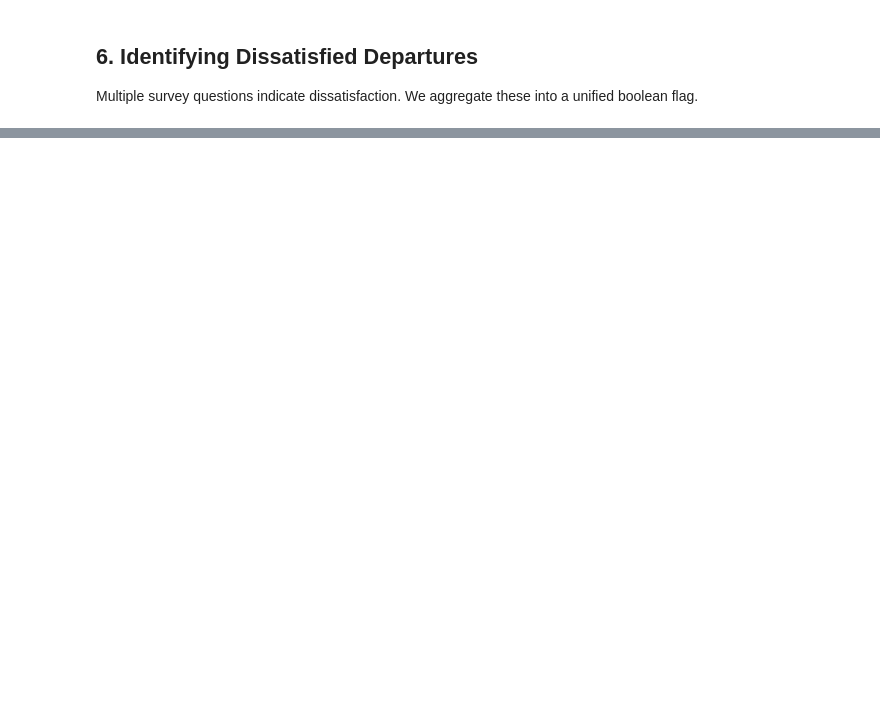
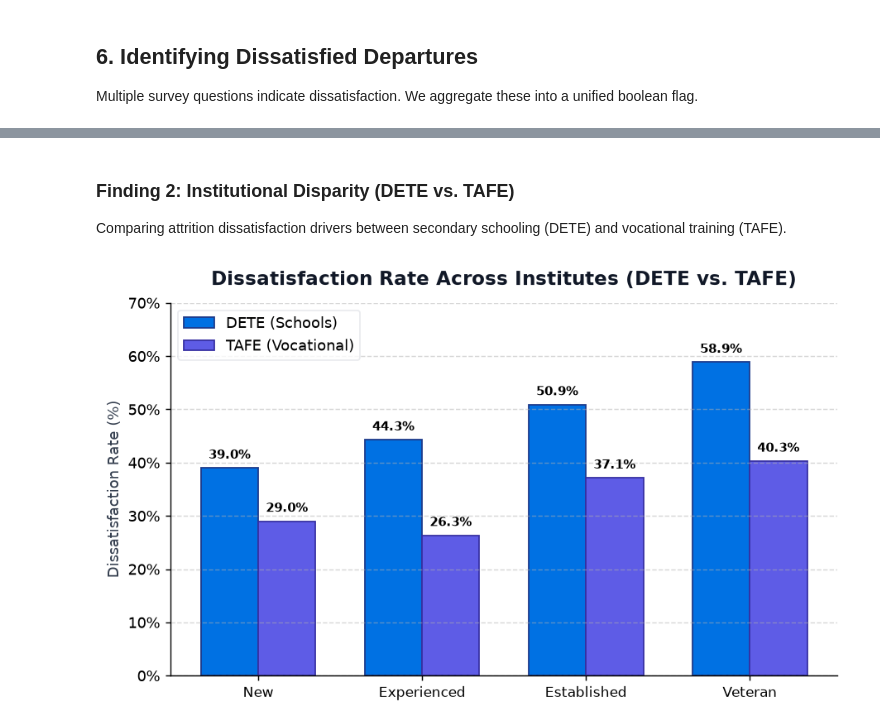
Before and after one commit to haydermuhib/03_employee_exit_surveys, a Jupyter notebook: notebooks/01_exit_survey_cleaning_and_eda.ipynb, the cells around one changed output, grey strips where cells are left out. Cells and saved outputs as stored; diff of their text form; code cells hidden in the pictures; blank space fills up the shorter version.

```diff
--- a/notebooks/01_exit_survey_cleaning_and_eda.ipynb
+++ b/notebooks/01_exit_survey_cleaning_and_eda.ipynb
@@ -199,0 +222,37 @@ plt.show()
+# %% [markdown]
+### Finding 2: Institutional Disparity (DETE vs. TAFE)
+Comparing attrition dissatisfaction drivers between secondary schooling (DETE) and vocational training (TAFE).
+# %%
+# Institutional comparison across career stages
+inst_stage = combined[combined['service_cat'] != 'Unspecified'].groupby(['service_cat', 'institute'])['dissatisfied'].mean().unstack()[['DETE', 'TAFE']].reindex(order) * 100
+
+fig, ax = plt.subplots(figsize=(8, 4.5))
+x = np.arange(len(order))
+w = 0.35
+b_dete = ax.bar(x - w/2, inst_stage['DETE'], w, label='DETE (Schools)', color='#0071E3', edgecolor='#1E3A8A')
+b_tafe = ax.bar(x + w/2, inst_stage['TAFE'], w, label='TAFE (Vocational)', color='#5E5CE6', edgecolor='#3730A3')
+
+for b in b_dete:
+    h = b.get_height()
+    if not np.isnan(h):
+        ax.text(b.get_x() + b.get_width()/2, h + 1.2, f"{h:.1f}%", ha='center', va='bottom', fontsize=8.5, fontweight='600')
+for b in b_tafe:
+    h = b.get_height()
+    if not np.isnan(h):
+        ax.text(b.get_x() + b.get_width()/2, h + 1.2, f"{h:.1f}%", ha='center', va='bottom', fontsize=8.5, fontweight='600')
+
+ax.set_xticks(x)
+ax.set_xticklabels(order, fontsize=9.5)
+ax.set_ylabel("Dissatisfaction Rate (%)", fontsize=10, color='#374151')
+ax.set_title("Dissatisfaction Rate Across Institutes (DETE vs. TAFE)", fontsize=13, pad=12, fontweight='bold', color='#111827')
+ax.set_ylim(0, 70)
+ax.yaxis.set_major_formatter(ticker.PercentFormatter())
+ax.spines['top'].set_visible(False)
+ax.spines['right'].set_visible(False)
+ax.grid(axis='y', linestyle='--', alpha=0.5)
+ax.legend(frameon=True, facecolor='#FFFFFF', edgecolor='#E5E7EB')
+
+plt.tight_layout()
+plt.show()
+# %% [output]
+[figure, added]
```
Also changed, not shown: parts of 14 cells of this notebook, 14 other files.
